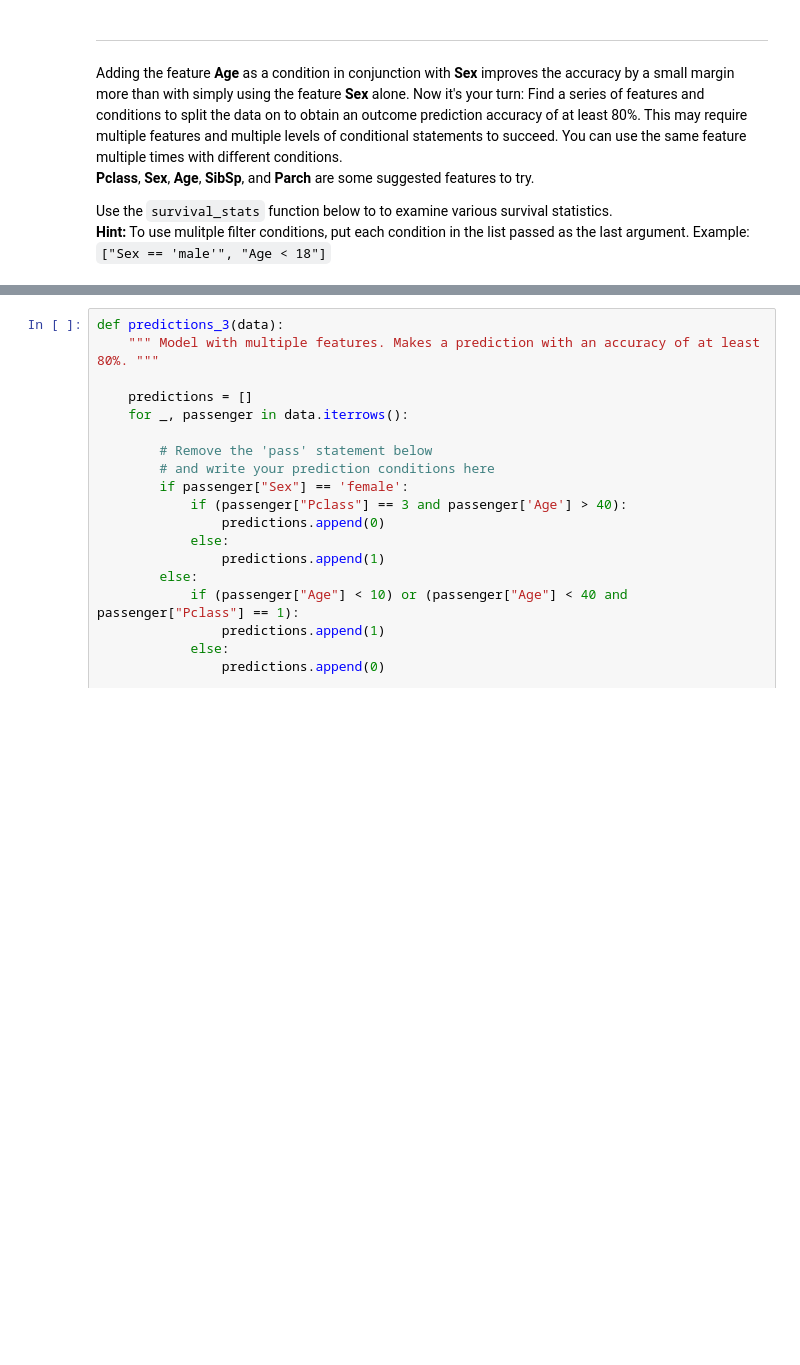
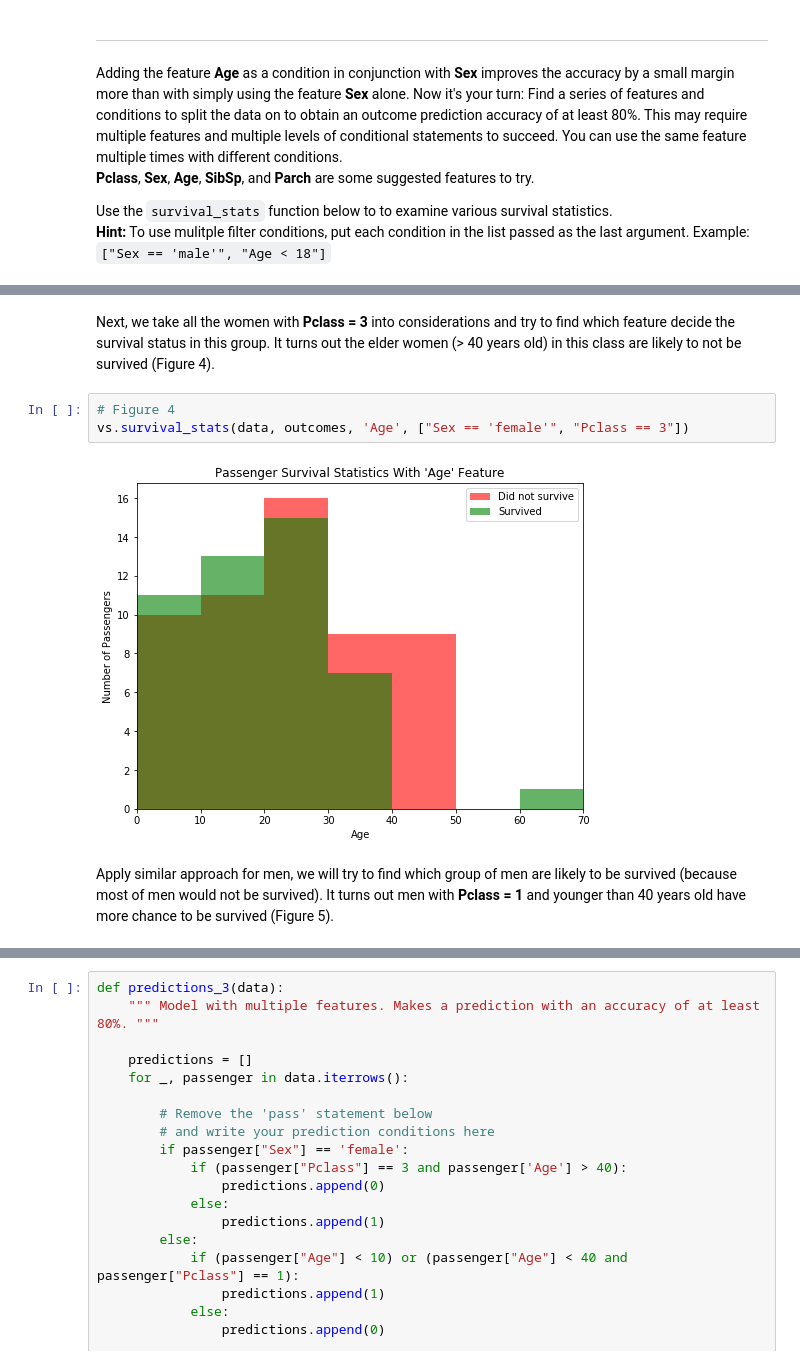
Before and after one commit to dungpt3003/machine-learning, a Jupyter notebook: projects/titanic_survival_exploration/titanic_survival_exploration.ipynb, the cells around one changed output, grey strips where cells are left out. Cells and saved outputs as stored; diff of their text form; blank space fills up the shorter version.

Commit message:
feat: Elaborate the prediction approach

```diff
--- a/projects/titanic_survival_exploration/titanic_survival_exploration.ipynb
+++ b/projects/titanic_survival_exploration/titanic_survival_exploration.ipynb
@@ -216 +226,10 @@ Use the `survival_stats` function below to to examine various survival statistic
+# %% [markdown]
+Next, we take all the women with **Pclass = 3** into considerations and try to find which feature decide the survival status in this group. It turns out the elder women (> 40 years old) in this class are likely to not be survived (Figure 4).
+# %%
+# Figure 4
+vs.survival_stats(data, outcomes, 'Age', ["Sex == 'female'", "Pclass == 3"])
+# %% [output]
+[figure, added]
+# %% [markdown]
+Apply similar approach for men, we will try to find which group of men are likely to be survived (because most of men would not be survived). It turns out men with **Pclass = 1** and younger than 40 years old have more chance to be survived (Figure 5).
 # %%
```
Also changed, not shown: parts of 7 cells of this notebook, 1 other file.
